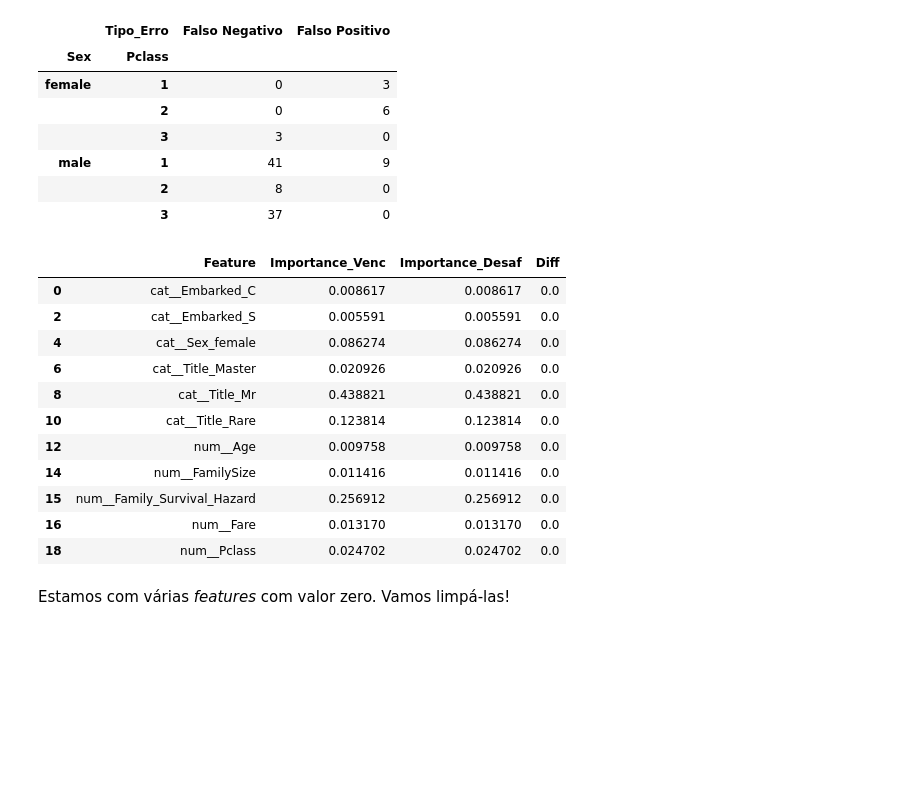
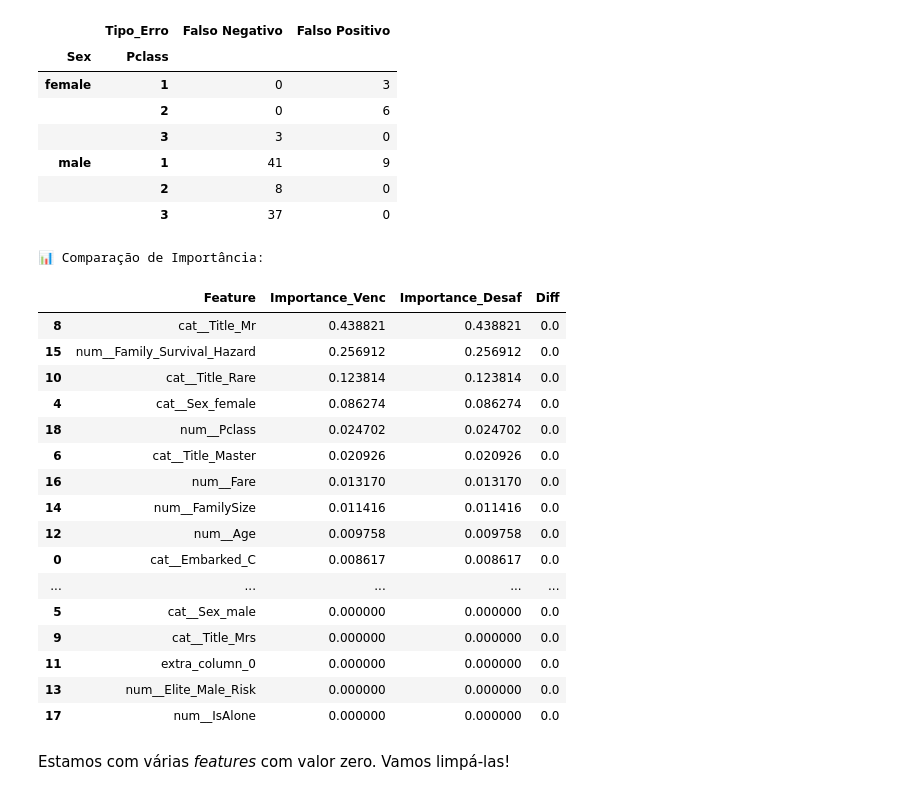
Before and after one commit to zehclaudio/Kaggle, a Jupyter notebook: titanic-tutorial-pipelines-and-ensemble.ipynb, the cells around one changed output. Saved outputs shown, nothing was run; the diff lists cells and outputs as text; code cells hidden in the pictures; blank space fills up the shorter version.

Commit message:
Kaggle Notebook | Titanic Tutorial - Pipelines and Ensemble | Version 2

```diff
--- a/titanic-tutorial-pipelines-and-ensemble.ipynb
+++ b/titanic-tutorial-pipelines-and-ensemble.ipynb
@@ -2966,26 +2965,55 @@ weighted avg       0.89      0.88      0.88       891
 | male | 1 | 41 | 9 |
 |  | 2 | 8 | 0 |
 |  | 3 | 37 | 0 |
-# %%
-# Filtrar apenas features com importância > 0 em pelo menos um dos modelos
-features_relevantes = comp_features[
-    (comp_features['Importance_Venc'] > 0) | (comp_features['Importance_Desaf'] > 0)
-]
-
-display(features_relevantes)
-# %% [output]
-|  | Feature | Importance_Venc | Importance_Desaf | Diff |
-| 0 | cat__Embarked_C | 0.008617 | 0.008617 | 0.0 |
-| 2 | cat__Embarked_S | 0.005591 | 0.005591 | 0.0 |
-| 4 | cat__Sex_female | 0.086274 | 0.086274 | 0.0 |
-| 6 | cat__Title_Master | 0.020926 | 0.020926 | 0.0 |
-| 8 | cat__Title_Mr | 0.438821 | 0.438821 | 0.0 |
-| 10 | cat__Title_Rare | 0.123814 | 0.123814 | 0.0 |
-| 12 | num__Age | 0.009758 | 0.009758 | 0.0 |
-| 14 | num__FamilySize | 0.011416 | 0.011416 | 0.0 |
-| 15 | num__Family_Survival_Hazard | 0.256912 | 0.256912 | 0.0 |
-| 16 | num__Fare | 0.013170 | 0.013170 | 0.0 |
-| 18 | num__Pclass | 0.024702 | 0.024702 | 0.0 |
+# %%
+def get_aligned_importances(pipeline):
+    # Acessar o modelo
+    model = pipeline.named_steps['ensemble'].estimators_[0]
+    importances = model.feature_importances_
+
+    # Acessar os nomes das colunas
+    feature_names = list(pipeline.named_steps['preprocessor'].get_feature_names_out())
+
+    # Se houver discrepância, adicionamos um nome genérico para as colunas extras
+    if len(importances) > len(feature_names):
+        diff = len(importances) - len(feature_names)
+        feature_names += [f'extra_column_{i}' for i in range(diff)]
+
+    return pd.DataFrame({'Feature': feature_names, 'Importance': importances})
+
+# Extrair de ambos os modelos (Vencedor e Desafiante)
+df_venc = get_aligned_importances(pipeline_final)
+df_desaf = get_aligned_importances(pipeline_final_v2)
+
+# Mesclar para comparação
+comp_features = pd.merge(
+    df_venc, df_desaf, on='Feature', how='outer', suffixes=('_Venc', '_Desaf')
+).fillna(0)
+
+# Calcular a diferença
+comp_features['Diff'] = comp_features['Importance_Desaf'] - comp_features['Importance_Venc']
+
+print("📊 Comparação de Importância:")
+display(comp_features.sort_values(by='Importance_Venc', ascending=False))
+# %% [output]
+📊 Comparação de Importância:
+|  | Feature | Importance_Venc | Importance_Desaf | Diff |
+| 8 | cat__Title_Mr | 0.438821 | 0.438821 | 0.0 |
+| 15 | num__Family_Survival_Hazard | 0.256912 | 0.256912 | 0.0 |
+| 10 | cat__Title_Rare | 0.123814 | 0.123814 | 0.0 |
+| 4 | cat__Sex_female | 0.086274 | 0.086274 | 0.0 |
+| 18 | num__Pclass | 0.024702 | 0.024702 | 0.0 |
+| 6 | cat__Title_Master | 0.020926 | 0.020926 | 0.0 |
+| 16 | num__Fare | 0.013170 | 0.013170 | 0.0 |
+| 14 | num__FamilySize | 0.011416 | 0.011416 | 0.0 |
+| 12 | num__Age | 0.009758 | 0.009758 | 0.0 |
+| 0 | cat__Embarked_C | 0.008617 | 0.008617 | 0.0 |
+| ... | ... | ... | ... | ... |
+| 5 | cat__Sex_male | 0.000000 | 0.000000 | 0.0 |
+| 9 | cat__Title_Mrs | 0.000000 | 0.000000 | 0.0 |
+| 11 | extra_column_0 | 0.000000 | 0.000000 | 0.0 |
+| 13 | num__Elite_Male_Risk | 0.000000 | 0.000000 | 0.0 |
+| 17 | num__IsAlone | 0.000000 | 0.000000 | 0.0 |
 # %% [markdown]
 Estamos com várias *features* com valor zero. Vamos limpá-las!
 # %%
```
Also changed, not shown: parts of 23 cells of this notebook.
